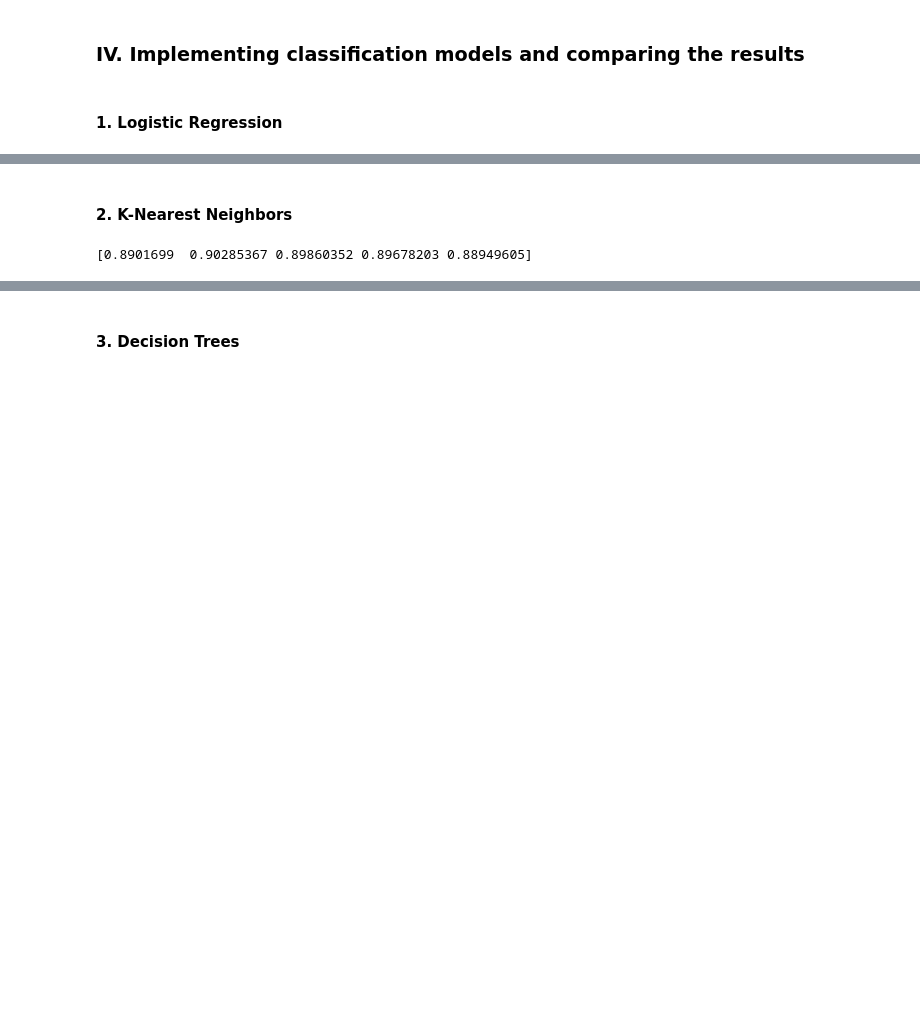
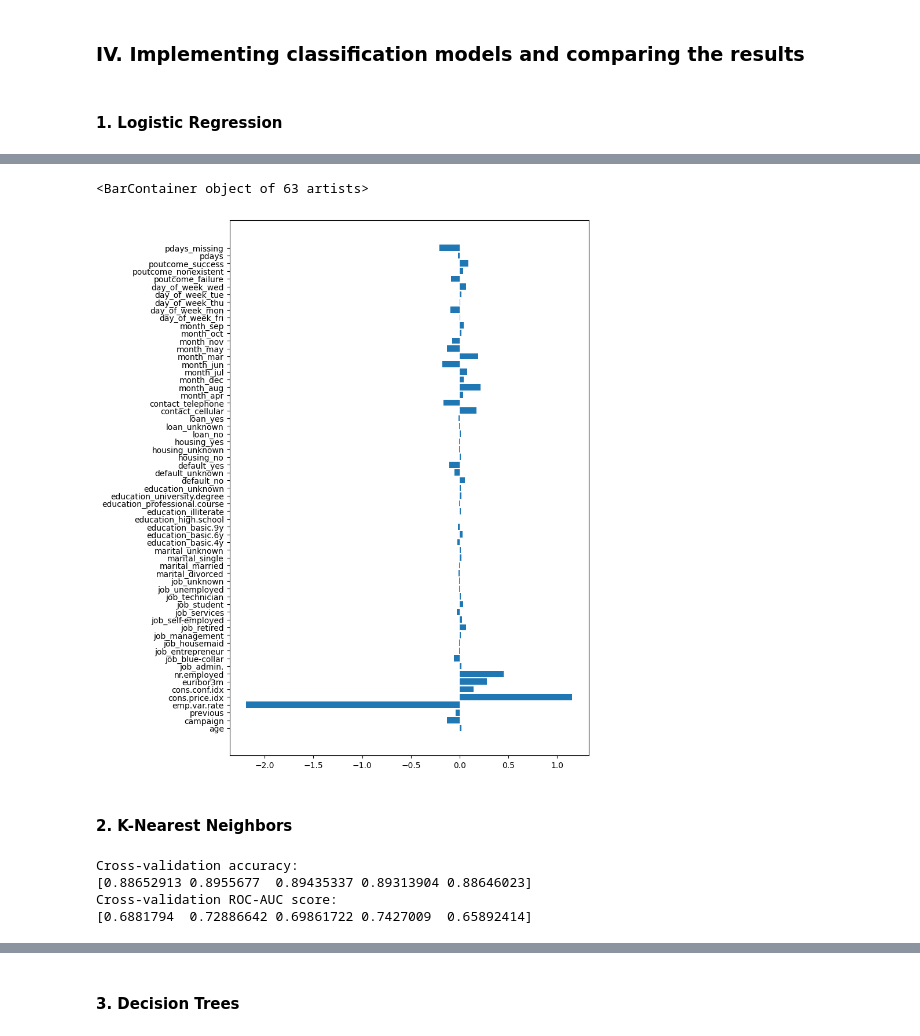
Before and after one commit to thaianle/bank-marketing, a Jupyter notebook: bank-marketing.ipynb, the cells around one changed output, grey strips where cells are left out. Cells and saved outputs as stored; diff of their text form; code cells hidden in the pictures; blank space fills up the shorter version.

Commit message:
Print results of classification models

```diff
--- a/bank-marketing.ipynb
+++ b/bank-marketing.ipynb
@@ -481,8 +483,10 @@ X_test_scaled = scaler.transform(X_test)
 # %% [markdown]
 #### 1. Logistic Regression
 # %%
-logreg = LogisticRegression(random_state = 275225, max_iter = 10000)
-logreg.fit(X_train_scaled, y_train)
-print(cross_val_score(logreg, X_test_scaled, y_test, scoring = 'accuracy', cv = stratified_kf, n_jobs = -1))
-# I need to increase max_iter more than default to make the algorithm converge
+# I will create a loop for the results later and organize them more neatly
+logreg = LogisticRegression(random_state = 275225)
+print(f'''Cross-validation accuracy:
+{cross_val_score(logreg, X_test_scaled, y_test, scoring = 'accuracy', cv = stratified_kf, n_jobs = -1)}
+Cross-validation ROC-AUC score:
+{cross_val_score(logreg, X_test_scaled, y_test, scoring = 'roc_auc', cv = stratified_kf, n_jobs = -1)}''')
 # %% [output]
@@ -489,0 +497,9 @@ print(cross_val_score(logreg, X_test_scaled, y_test, scoring = 'accuracy', cv =
+# %%
+# Print the confusion matrix and classification report of Logistic Regression at each fold
+print('Confusion matrix and classification report at each fold:')
+for train_index, test_index in stratified_kf.split(X, y):
+    logreg.fit(scaler.fit_transform(X[train_index]), y[train_index])
+    y_pred = logreg.predict(scaler.transform(X[test_index]))
+    y_test = y[test_index]
+    print(confusion_matrix(y_test, y_pred))
+    print(classification_report(y_test, y_pred))
@@ -490,8 +524,21 @@ print(cross_val_score(logreg, X_test_scaled, y_test, scoring = 'accuracy', cv =
+# %%
+# Which variables are more important?
+fig, ax = plt.subplots(figsize = (8, 12))
+plt.barh(bank_marketing_features.columns.tolist(), logreg.coef_.flatten())
+# %% [output]
+<BarContainer object of 63 artists>
+[figure, added]
 # %% [markdown]
 #### 2. K-Nearest Neighbors
 # %%
 knn = KNeighborsClassifier()
 knn.fit(X_train_scaled, y_train)
-print(cross_val_score(knn, X_test_scaled, y_test, scoring = 'accuracy', cv = stratified_kf, n_jobs = -1))
+print(f'''Cross-validation accuracy:
+{cross_val_score(knn, X_test_scaled, y_test, scoring = 'accuracy', cv = stratified_kf, n_jobs = -1)}
+Cross-validation ROC-AUC score:
+{cross_val_score(knn, X_test_scaled, y_test, scoring = 'roc_auc', cv = stratified_kf, n_jobs = -1)}''')
 # %% [output]
-[0.8901699  0.90285367 0.89860352 0.89678203 0.88949605]
+Cross-validation accuracy:
+[0.88652913 0.8955677  0.89435337 0.89313904 0.88646023]
+Cross-validation ROC-AUC score:
+[0.6881794  0.72886642 0.69861722 0.7427009  0.65892414]
```
Also changed, not shown: parts of 11 cells of this notebook.
